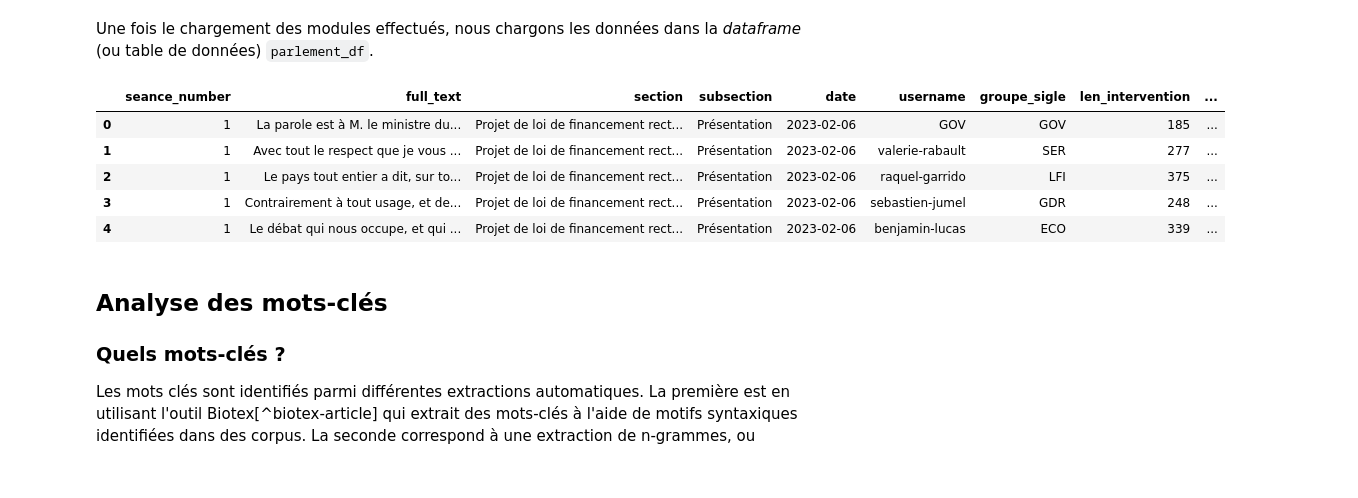
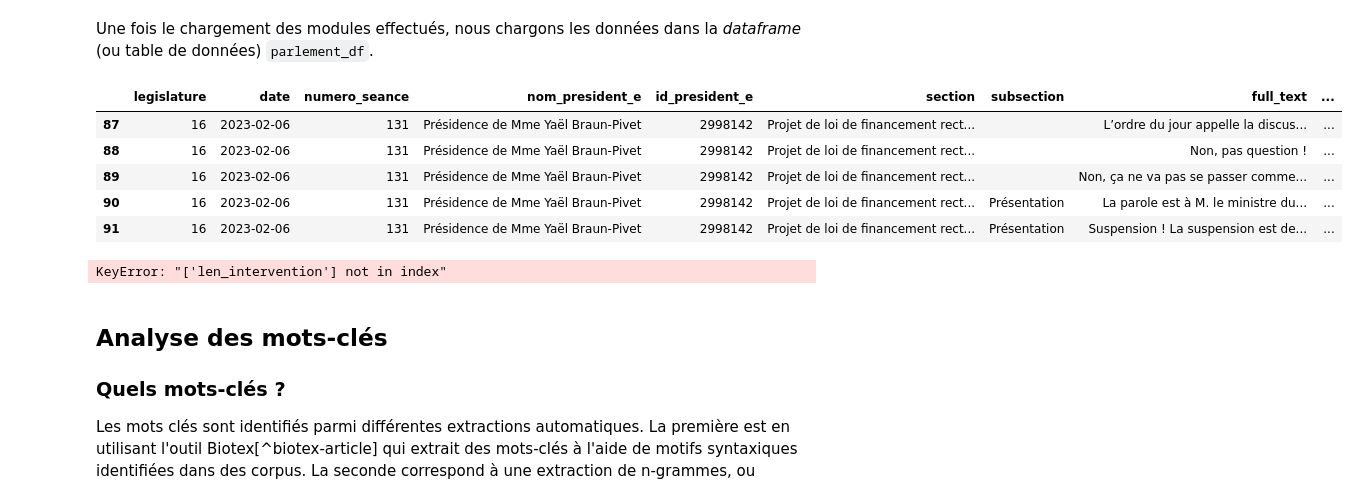
Before and after one commit to Jacobe2169/retraite-debat-2023-book.github.io, a Jupyter notebook: _sources/02_debat_parlement.ipynb, the cells around one changed output. Drawn from its saved outputs; the diff is of its cells as text; code cells hidden in the pictures.

```diff
--- a/_sources/02_debat_parlement.ipynb
+++ b/_sources/02_debat_parlement.ipynb
@@ -22,20 +22,20 @@ output_notebook(hide_banner=True)
 # %% [markdown]
 Une fois le chargement des modules effectués, nous chargons les données dans la *dataframe* (ou table de données) `parlement_df`.
 # %%
-
-
-parlement_df = pd.read_parquet('data/parlement_retraite_data.parquet')
+parlement_df = pd.read_parquet('parlement_retraite_data.parquet_v2')
 parlement_df["is_keywords_label"] = parlement_df.is_keywords.apply(lambda x: "Oui" if x else "Non")
 parlement_df.head()
 # %% [output]
-|  | seance_number | full_text | section | subsection | date | username | groupe_sigle | len_intervention | ... |
-| 0 | 1 | La parole est à M. le ministre du... | Projet de loi de financement rect... | Présentation | 2023-02-06 | GOV | GOV | 185 | ... |
-| 1 | 1 | Avec tout le respect que je vous ... | Projet de loi de financement rect... | Présentation | 2023-02-06 | valerie-rabault | SER | 277 | ... |
-| 2 | 1 | Le pays tout entier a dit, sur to... | Projet de loi de financement rect... | Présentation | 2023-02-06 | raquel-garrido | LFI | 375 | ... |
-| 3 | 1 | Contrairement à tout usage, et de... | Projet de loi de financement rect... | Présentation | 2023-02-06 | sebastien-jumel | GDR | 248 | ... |
-| 4 | 1 | Le débat qui nous occupe, et qui ... | Projet de loi de financement rect... | Présentation | 2023-02-06 | benjamin-lucas | ECO | 339 | ... |
+|  | legislature | date | numero_seance | nom_president_e | id_president_e | section | subsection | full_text | ... |
+| 87 | 16 | 2023-02-06 | 131 | Présidence de Mme Yaël Braun-Pivet | 2998142 | Projet de loi de financement rect... |  | L’ordre du jour appelle la discus... | ... |
+| 88 | 16 | 2023-02-06 | 131 | Présidence de Mme Yaël Braun-Pivet | 2998142 | Projet de loi de financement rect... |  | Non, pas question ! | ... |
+| 89 | 16 | 2023-02-06 | 131 | Présidence de Mme Yaël Braun-Pivet | 2998142 | Projet de loi de financement rect... |  | Non, ça ne va pas se passer comme... | ... |
+| 90 | 16 | 2023-02-06 | 131 | Présidence de Mme Yaël Braun-Pivet | 2998142 | Projet de loi de financement rect... | Présentation | La parole est à M. le ministre du... | ... |
+| 91 | 16 | 2023-02-06 | 131 | Présidence de Mme Yaël Braun-Pivet | 2998142 | Projet de loi de financement rect... | Présentation | Suspension ! La suspension est de... | ... |
 # %%
 average_number_of_words_per_intervention(parlement_df)
+# %% [output]
+KeyError: "['len_intervention'] not in index"
 # %%
 intervention_frequency_per_group(parlement_df)
 # %% [markdown]
```
Also changed, not shown: parts of 2 cells of this notebook, 15 other files.
